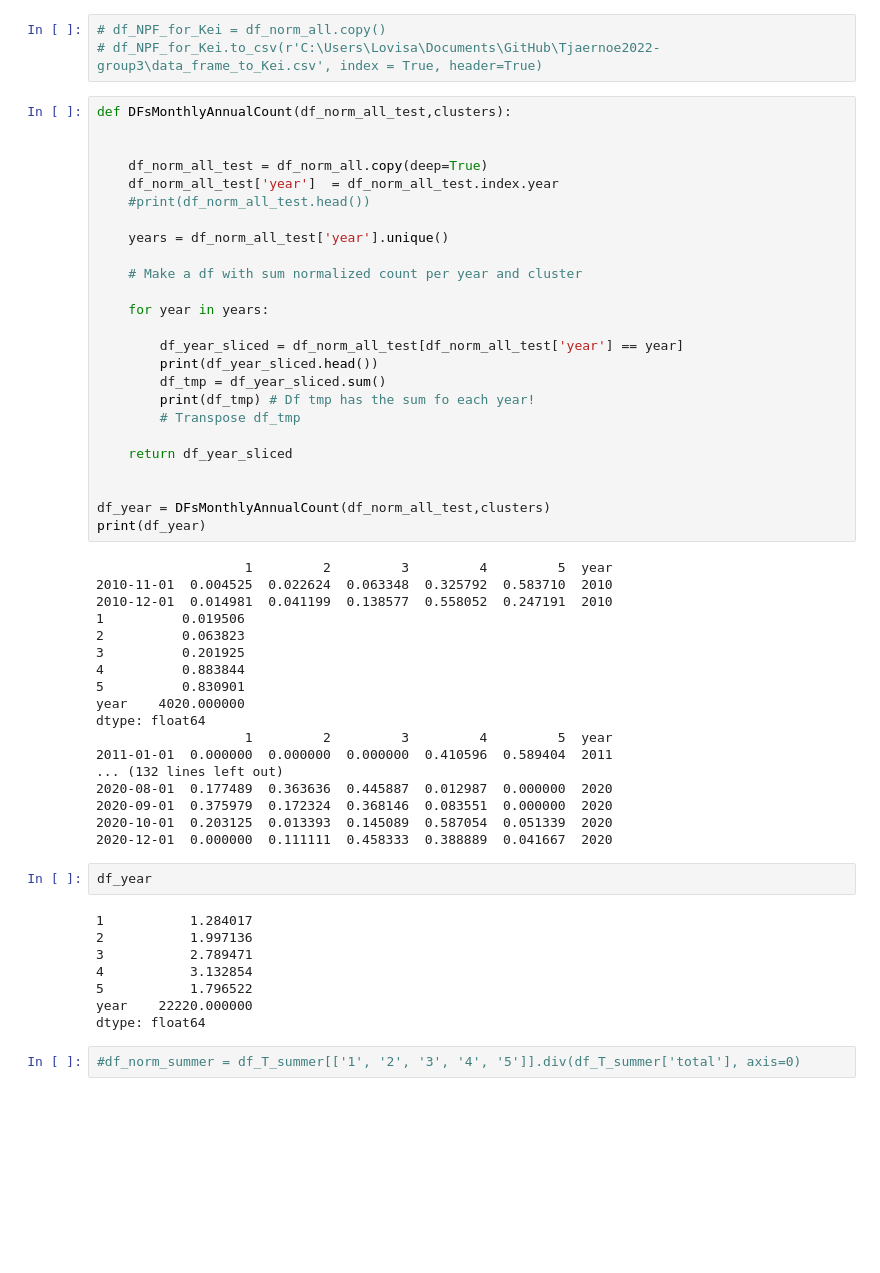
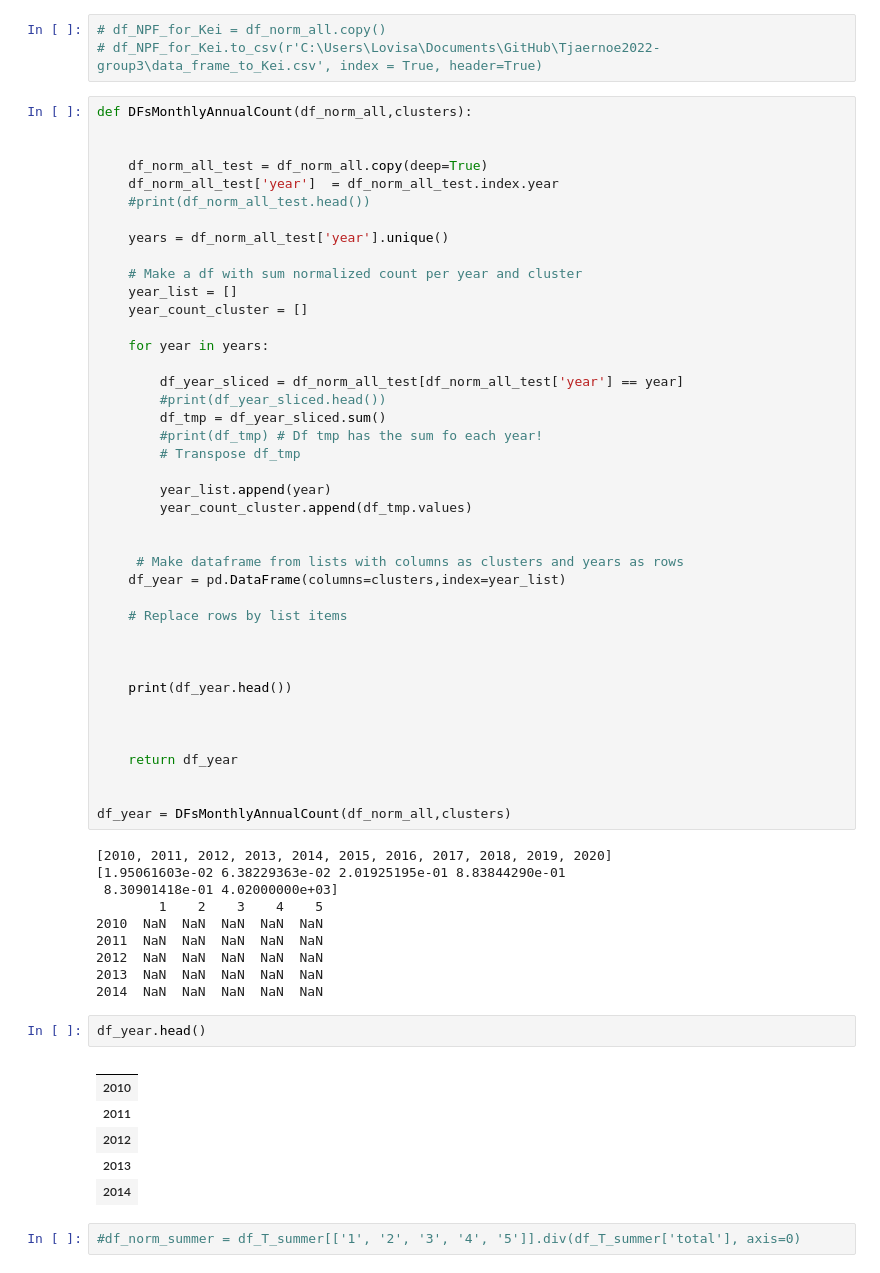
Before and after one commit to eScience-course/Tjaernoe2022-group3, a Jupyter notebook: notebooks/Report_Lovisa.ipynb, the cells around one changed output. Saved outputs shown, nothing was run; the diff lists cells and outputs as text; blank space fills up the shorter version.

```diff
--- a/notebooks/Report_Lovisa.ipynb
+++ b/notebooks/Report_Lovisa.ipynb
@@ -462,7 +459,7 @@ df_norm_all.head()
 # df_NPF_for_Kei = df_norm_all.copy()
 # df_NPF_for_Kei.to_csv(r'C:\Users\Lovisa\Documents\GitHub\Tjaernoe2022-group3\data_frame_to_Kei.csv', index = True, header=True)
 # %%
-def DFsMonthlyAnnualCount(df_norm_all_test,clusters):
+def DFsMonthlyAnnualCount(df_norm_all,clusters):
 
 
     df_norm_all_test = df_norm_all.copy(deep=True)
@@ -472,48 +469,55 @@ def DFsMonthlyAnnualCount(df_norm_all_test,clusters):
     years = df_norm_all_test['year'].unique()
 
     # Make a df with sum normalized count per year and cluster
+    year_list = []
+    year_count_cluster = []
 
     for year in years:
 
         df_year_sliced = df_norm_all_test[df_norm_all_test['year'] == year]
-        print(df_year_sliced.head())
+        #print(df_year_sliced.head())
         df_tmp = df_year_sliced.sum()
-        print(df_tmp) # Df tmp has the sum fo each year!
+        #print(df_tmp) # Df tmp has the sum fo each year!
         # Transpose df_tmp
 
-    return df_year_sliced
+        year_list.append(year)
+        year_count_cluster.append(df_tmp.values)
 
 
-df_year = DFsMonthlyAnnualCount(df_norm_all_test,clusters)
-print(df_year)
+     # Make dataframe from lists with columns as clusters and years as rows
+    df_year = pd.DataFrame(columns=clusters,index=year_list)
+
+    # Replace rows by list items
+
+
+
+    print(df_year.head())
+
+
+
+    return df_year
+
+
+df_year = DFsMonthlyAnnualCount(df_norm_all,clusters)
 # %% [output]
-                   1         2         3         4         5  year
-2010-11-01  0.004525  0.022624  0.063348  0.325792  0.583710  2010
-2010-12-01  0.014981  0.041199  0.138577  0.558052  0.247191  2010
-1          0.019506
-2          0.063823
-3          0.201925
-4          0.883844
-5          0.830901
-year    4020.000000
-dtype: float64
-                   1         2         3         4         5  year
-2011-01-01  0.000000  0.000000  0.000000  0.410596  0.589404  2011
-... (132 lines left out)
-2020-08-01  0.177489  0.363636  0.445887  0.012987  0.000000  2020
-2020-09-01  0.375979  0.172324  0.368146  0.083551  0.000000  2020
-2020-10-01  0.203125  0.013393  0.145089  0.587054  0.051339  2020
-2020-12-01  0.000000  0.111111  0.458333  0.388889  0.041667  2020
+[2010, 2011, 2012, 2013, 2014, 2015, 2016, 2017, 2018, 2019, 2020]
+[1.95061603e-02 6.38229363e-02 2.01925195e-01 8.83844290e-01
+ 8.30901418e-01 4.02000000e+03]
+        1    2    3    4    5
+2010  NaN  NaN  NaN  NaN  NaN
+2011  NaN  NaN  NaN  NaN  NaN
+2012  NaN  NaN  NaN  NaN  NaN
+2013  NaN  NaN  NaN  NaN  NaN
+2014  NaN  NaN  NaN  NaN  NaN
 # %%
-df_year
+df_year.head()
 # %% [output]
-1           1.284017
-2           1.997136
-3           2.789471
-4           3.132854
-5           1.796522
-year    22220.000000
-dtype: float64
+|  |
+| 2010 |
+| 2011 |
+| 2012 |
+| 2013 |
+| 2014 |
 # %%
 #df_norm_summer = df_T_summer[['1', '2', '3', '4', '5']].div(df_T_summer['total'], axis=0)
 # %%
```
Also changed, not shown: parts of 9 cells of this notebook, 1 other file.
